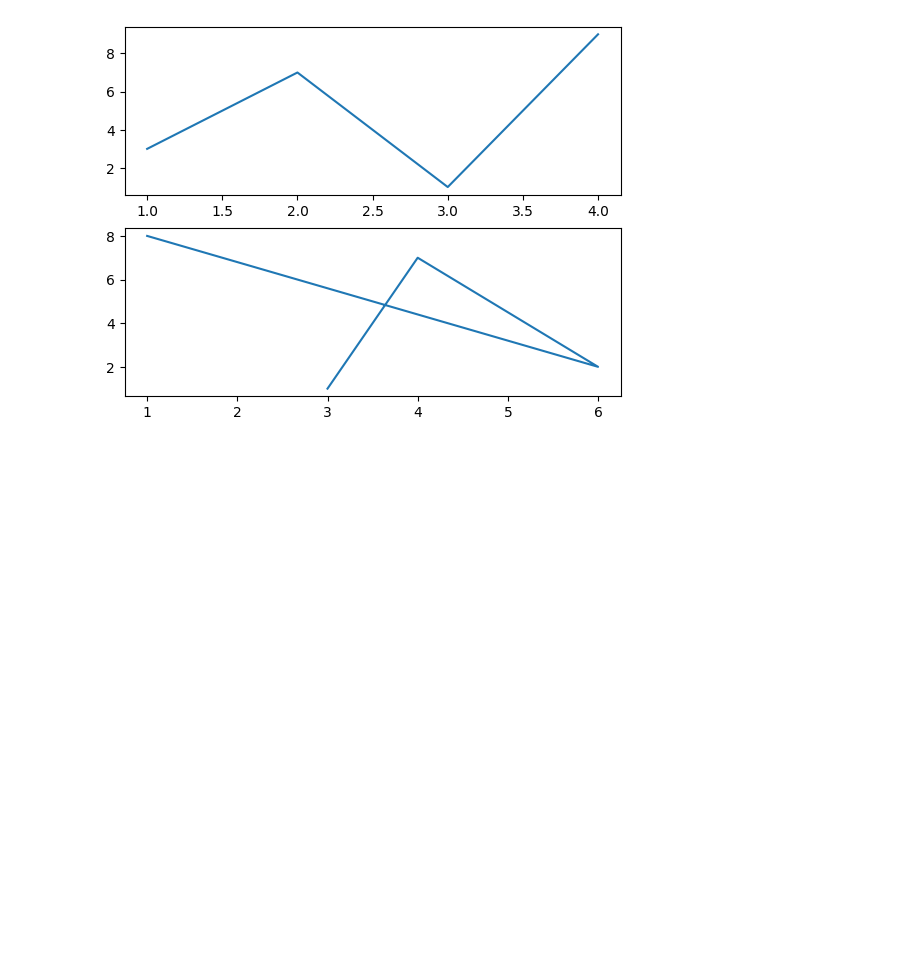
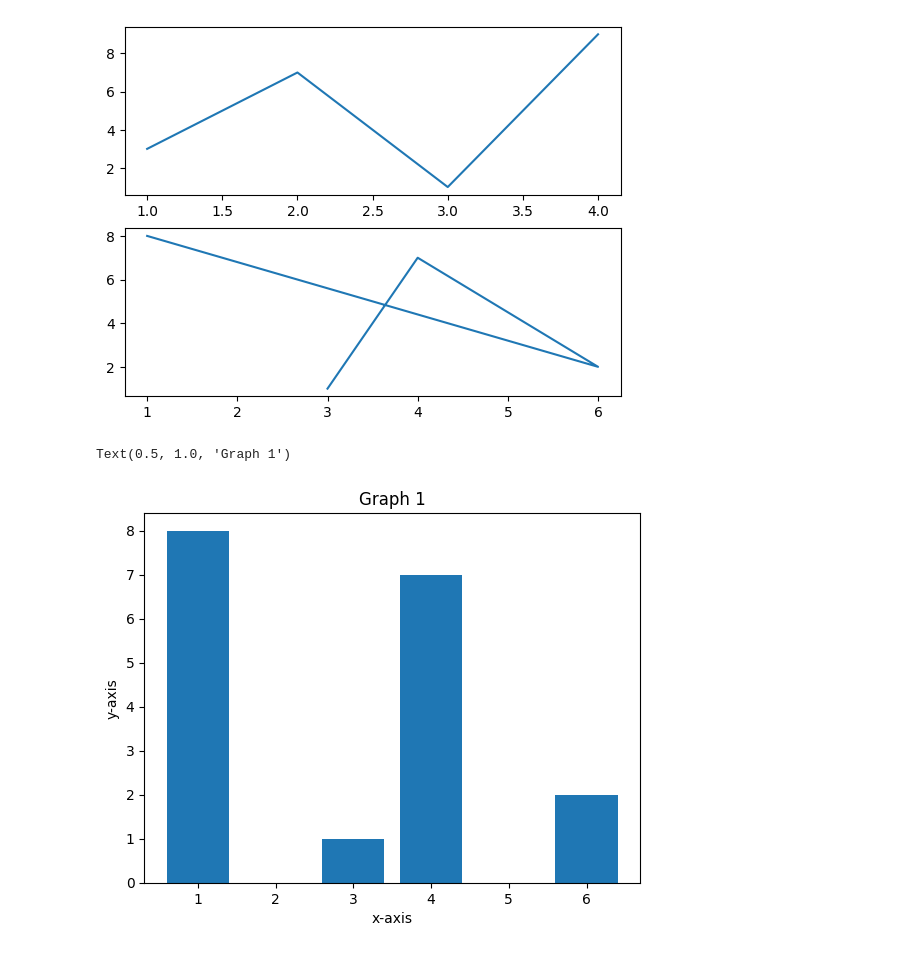
Before and after one commit to JoeVA2020/DS_OCT_ML, a Jupyter notebook: Mathplot/mathplot.ipynb, the cells around one changed output. Saved outputs shown, nothing was run; the diff lists cells and outputs as text; code cells hidden in the pictures; blank space fills up the shorter version.

```diff
--- a/Mathplot/mathplot.ipynb
+++ b/Mathplot/mathplot.ipynb
@@ -151,3 +158,16 @@ plt.plot(x2,y2)
 # %% [output]
 [<matplotlib.lines.Line2D at 0x...>]
 [figure]
+# %%
+# Barchart
+x1=[3,4,6,1]
+y1=[1,7,2,8]
+plt.bar(x1,y1)
+plt.xlabel('x-axis')
+plt.ylabel('y-axis')
+plt.title('Graph 1')
+
+# USING barh : gives horizontal bar_chart
+# %% [output]
+Text(0.5, 1.0, 'Graph 1')
+[figure, added]
```
Also changed, not shown: parts of 4 cells of this notebook.
